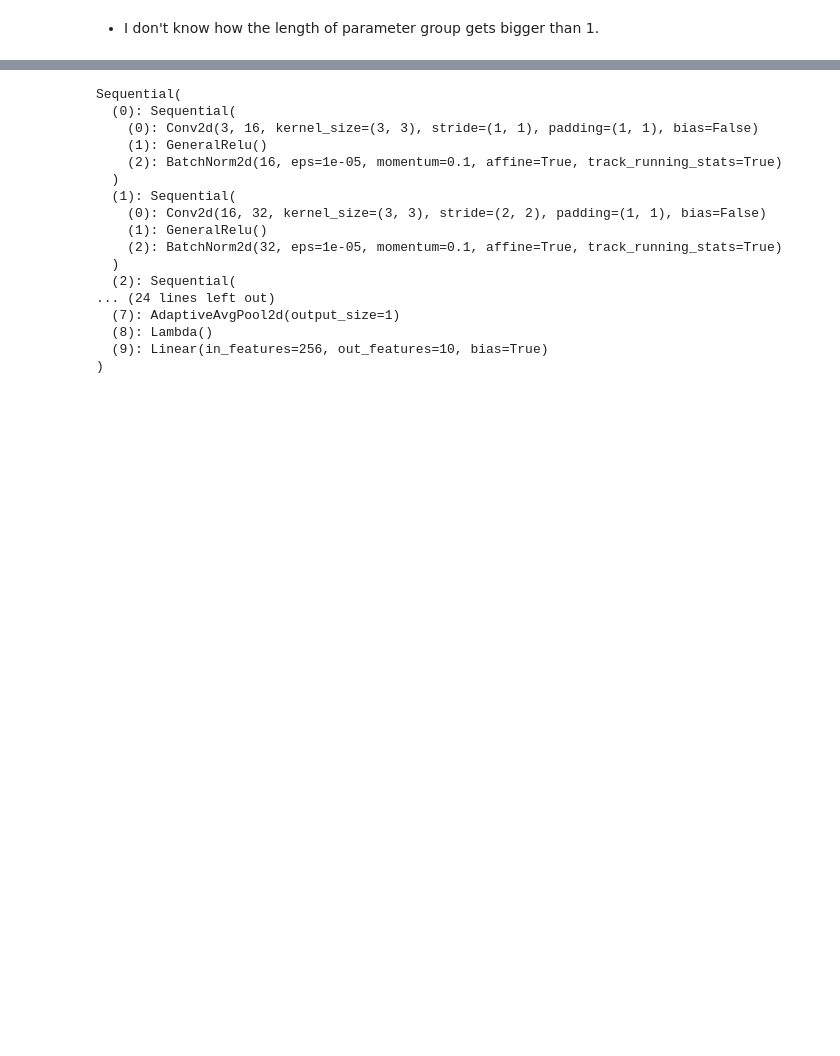
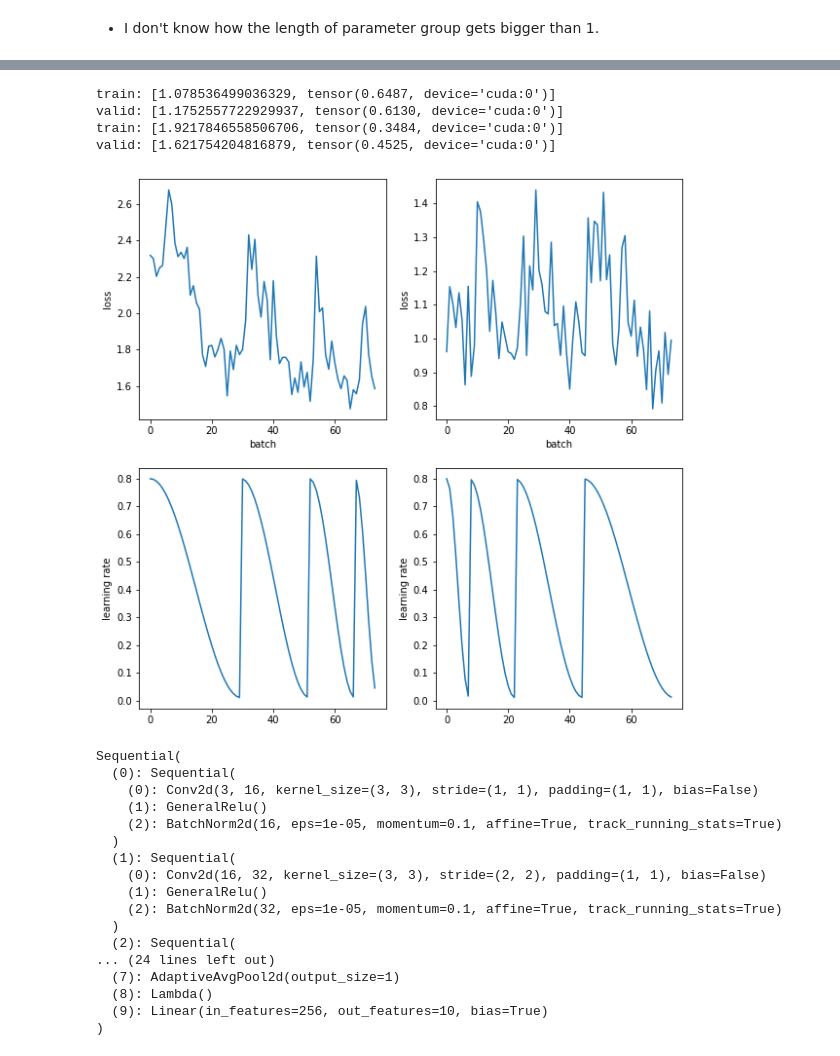
Before and after one commit to SpellOnYou/1000-days-of-code, a Jupyter notebook: dl_scratch/optimizer.ipynb, the cells around one changed output, grey strips where cells are left out. Drawn from its saved outputs; the diff is of its cells as text; code cells hidden in the pictures; blank space fills up the shorter version.

```diff
--- a/dl_scratch/optimizer.ipynb
+++ b/dl_scratch/optimizer.ipynb
@@ -340,3 +406,32 @@ TypeError: ignored
+# %%
+sched = combine_scheds(torch.tensor([.1, .2, .3, .4]), [sched_cos(0.8, .01), sched_cos(0.8, .01), sched_cos(0.8, .01), sched_cos(0.8, .01)])
+learns, runs= get_learn_run(nfs, data, 0.4, conv_layer,
+                          cbs=cbfs + [partial(ParamScheduler, pname='lr', sched_funcs=sched), Recorder],
+                          opt_func = sgd_opt)
+runs.fit(1, learn)
+
+sched = combine_scheds(torch.tensor([.4, .3, .2, .1]), [sched_cos(0.8, .01), sched_cos(0.8, .01), sched_cos(0.8, .01), sched_cos(0.8, .01)])
+learnf, runf= get_learn_run(nfs, data, 0.4, conv_layer,
+                          cbs=cbfs + [partial(ParamScheduler, pname='lr', sched_funcs=sched), Recorder],
+                          opt_func = sgd_opt)
+runf.fit(1, learnf)
+# %% [output]
+train: [1.078536499036329, tensor(0.6487, device='cuda:0')]
+valid: [1.1752557722929937, tensor(0.6130, device='cuda:0')]
+train: [1.9217846558506706, tensor(0.3484, device='cuda:0')]
+valid: [1.621754204816879, tensor(0.4525, device='cuda:0')]
+# %%
+# inspect.getfullargspec(plt.subplot)
+fig, axs = plt.subplots(2,2, figsize=(10, 10))
+for ax, r in zip(axs.transpose(), [runf, runs]):
+    ax[0].plot([o.item() for o in r.recorder.losses])
+    ax[1].plot(r.recorder.lrs)
+    ax[0].set_xlabel('batch')
+    ax[0].set_ylabel('loss')
+    ax[1].set_ylabel('learning rate')
+# fig.set
+# %% [output]
+[figure, added]
 # %%
 learn.model
 # %% [output]
```
Also changed, not shown: parts of 37 cells of this notebook.
